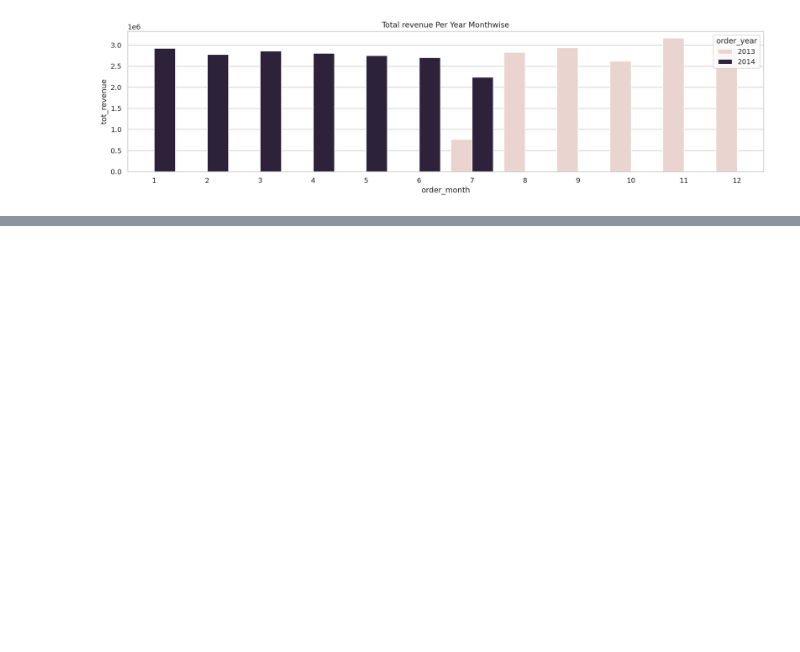
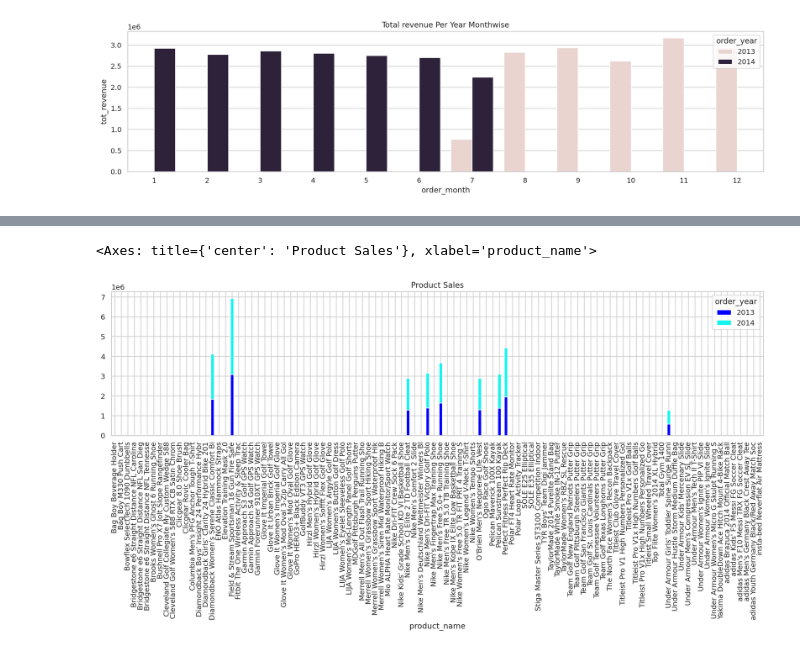
Before and after one commit to dedsec636/pyspark, a Jupyter notebook: py_spark.ipynb, the cells around one changed output, grey strips where cells are left out. Drawn from its saved outputs; the diff is of its cells as text; code cells hidden in the pictures; blank space fills up the shorter version.

```diff
--- a/py_spark.ipynb
+++ b/py_spark.ipynb
@@ -250,0 +306,7 @@ Text(0.5, 1.0, 'Total revenue Per Year Monthwise')
+# %%
+df1=(order_items_df
+    .join(orders_df, order_items_df.order_item_order_id == orders_df.order_id, how='inner')
+    .join(products_df, order_items_df.order_item_product_id == products_df.product_id, how='inner')
+    .groupBy(F.year(orders_df.order_date).alias('order_year'),products_df.product_id,products_df.product_name)
+    .agg(F.sum(order_items_df.order_item_subtotal).alias('Revenue of product'))
+    .orderBy('Revenue of product', ascending=False))
@@ -250,0 +326,4 @@ Text(0.5, 1.0, 'Total revenue Per Year Monthwise')
+# %%
+df11=df1.toPandas()
+df12=df11.pivot(index='product_name',columns='order_year',values='Revenue of product')
+df12
@@ -250,0 +345,5 @@ Text(0.5, 1.0, 'Total revenue Per Year Monthwise')
+# %%
+df12.plot.bar(stacked=True,title='Product Sales',color=['Blue','#15f4ee'])
+# %% [output]
+<Axes: title={'center': 'Product Sales'}, xlabel='product_name'>
+[figure, added]
```
Also changed, not shown: parts of 8 cells of this notebook, 1 other file.
